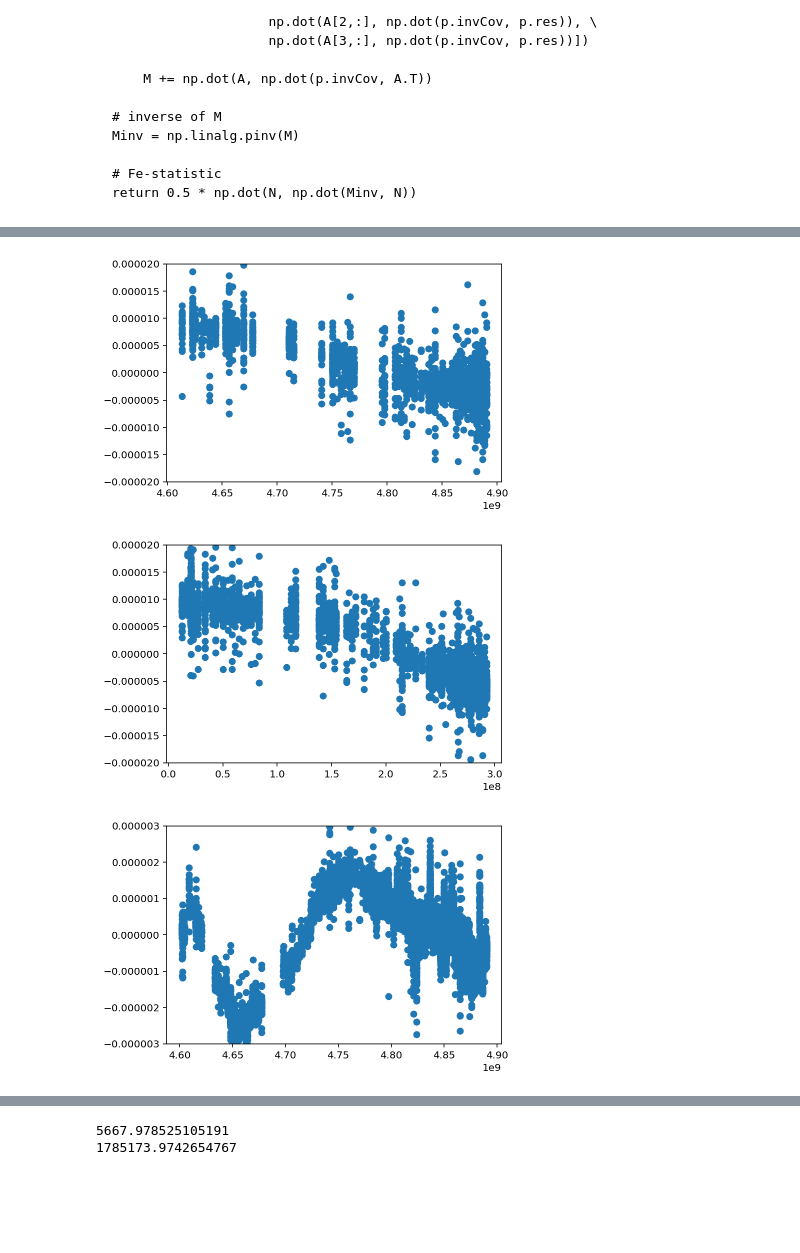
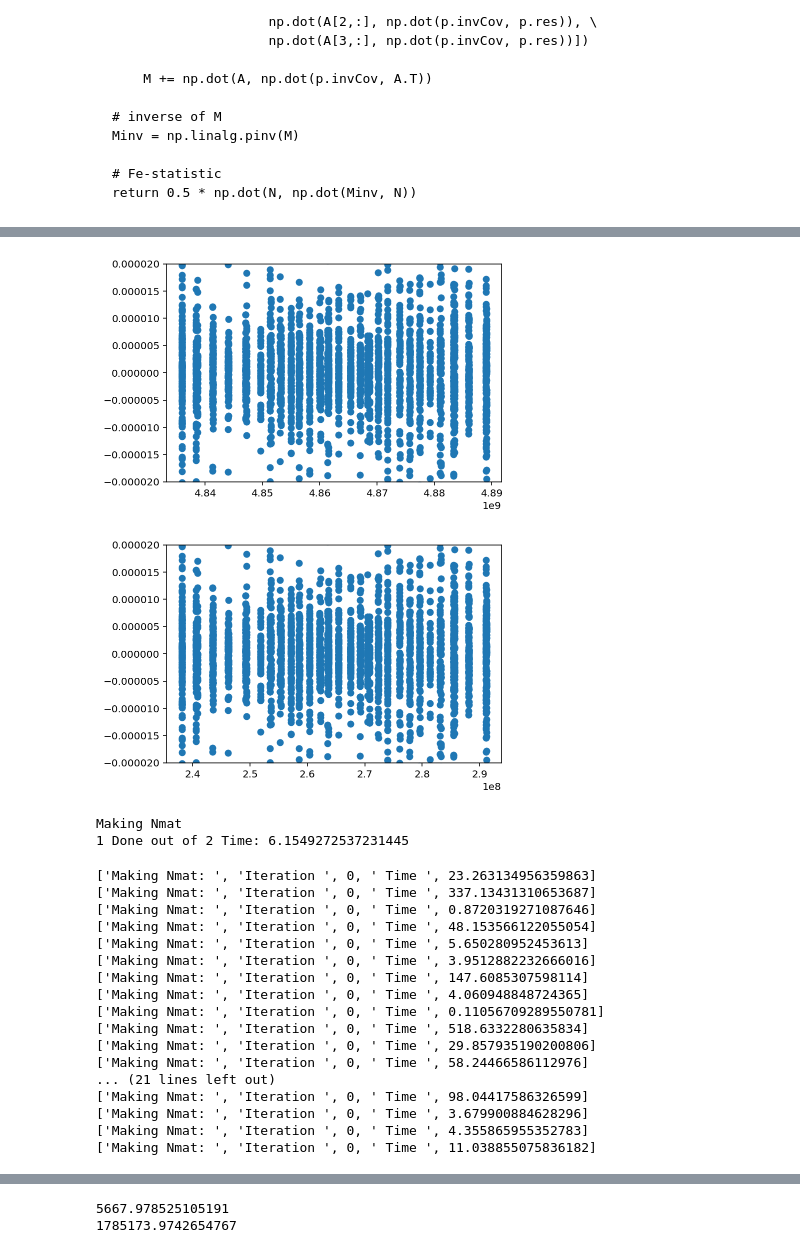
Before and after one commit to LBJ-Wade/NANOGrav, a Jupyter notebook: Fstat/Fstat.ipynb, the cells around one changed output, grey strips where cells are left out. Saved outputs shown, nothing was run; the diff lists cells and outputs as text; code cells hidden in the pictures; blank space fills up the shorter version.

```diff
--- a/Fstat/Fstat.ipynb
+++ b/Fstat/Fstat.ipynb
@@ -211,33 +240,0 @@ xs_full = {par.name: par.sample() for par in pta_full.params}
-# %%
-#Internals of Fstat for test pta
-TNrs = pta_test.get_TNr(xs_test)
-TNTs = pta_test.get_TNT(xs_test)
-phiinvs = pta_test.get_phiinv(xs_test, logdet=False, method='partition')
-Nvecs = pta_test.get_ndiag(xs_test)
-Ts = pta_test.get_basis(xs_test)
-
-for ii,p in enumerate(pulsars):
-    phiinv, TNr, TNT, Nvec, T = phiinvs[ii], TNrs[ii], TNTs[ii], Nvecs[ii], Ts[ii]
-    #print(TNT)
-    #print(p.residuals)
-    print(1./Nvec)
-
-
-print()
-
-fstat = 0.0
-f0 = 7e-8
-
-# red noise piece
-if pta_test._commonsignals:
-    Sigma = pta_test._make_sigma(TNTs, phiinvs)
-    TNr = np.concatenate(TNrs)
-
-    cf = signal_base.cholesky(Sigma)
-    Sr = cf(TNr)
-else:
-    #takes individual block matrices (ie TNT) and factorizes their sigmas instead of using sparse cholesky like above
-    for TNr, TNT, phiinv in zip(TNrs,TNTs,phiinvs):
-        Sigma = TNT + (np.diag(phiinv) if phiinv.ndim == 1 else phiinv)
-        cf = sl.cho_factor(Sigma)
-        Sr = sl.cho_solve(cf,TNr)
@@ -259,19 +326,16 @@ newtoas = []
 for p in psrs:
     newtoas.append((p.toas - tref))
 # %%
-plt.scatter(pulsars[0].toas,pulsars[0].residuals)
+########## FOR TESTING PURPOSES ONLY #################
+num = 5
+plt.scatter(psrs[num].toas,psrs[num].residuals)
 plt.ylim([-2e-5,2e-5])
 plt.show()
 
-plt.scatter(newtoas[0],psrs[0].residuals)
+plt.scatter(newtoas[num],psrs[num].residuals)
 plt.ylim([-2e-5,2e-5])
 plt.show()
-
-plt.scatter(pulsars[1].toas,pulsars[1].residuals)
-plt.ylim([-3e-6,3e-6])
-plt.show()
 # %% [output]
-[figure, old version]
+[figure, new version]
-[figure, old version]
+[figure, new version]
-[figure, removed]
 # %%
@@ -350,0 +450,26 @@ def AndrewFpstat(pta,psrs,f0):
+# %%
+Nmat_test = GenNmat(pta_test,params)
+# %% [output]
+Making Nmat
+1 Done out of 2 Time: 6.1549272537231445
+# %%
+#Making and saving Nmatrix so it doesn't need to be calculated again
+Nmatrix = GenNmat(pta_full,params)
+# %% [output]
+['Making Nmat: ', 'Iteration ', 0, ' Time ', 23.263134956359863]
+['Making Nmat: ', 'Iteration ', 0, ' Time ', 337.13431310653687]
+['Making Nmat: ', 'Iteration ', 0, ' Time ', 0.8720319271087646]
+['Making Nmat: ', 'Iteration ', 0, ' Time ', 48.153566122055054]
+['Making Nmat: ', 'Iteration ', 0, ' Time ', 5.650280952453613]
+['Making Nmat: ', 'Iteration ', 0, ' Time ', 3.9512882232666016]
+['Making Nmat: ', 'Iteration ', 0, ' Time ', 147.6085307598114]
+['Making Nmat: ', 'Iteration ', 0, ' Time ', 4.060948848724365]
+['Making Nmat: ', 'Iteration ', 0, ' Time ', 0.11056709289550781]
+['Making Nmat: ', 'Iteration ', 0, ' Time ', 518.6332280635834]
+['Making Nmat: ', 'Iteration ', 0, ' Time ', 29.857935190200806]
+['Making Nmat: ', 'Iteration ', 0, ' Time ', 58.24466586112976]
+... (21 lines left out)
+['Making Nmat: ', 'Iteration ', 0, ' Time ', 98.04417586326599]
+['Making Nmat: ', 'Iteration ', 0, ' Time ', 3.679900884628296]
+['Making Nmat: ', 'Iteration ', 0, ' Time ', 4.355865955352783]
+['Making Nmat: ', 'Iteration ', 0, ' Time ', 11.038855075836182]
```
Also changed, not shown: parts of 24 cells of this notebook.
